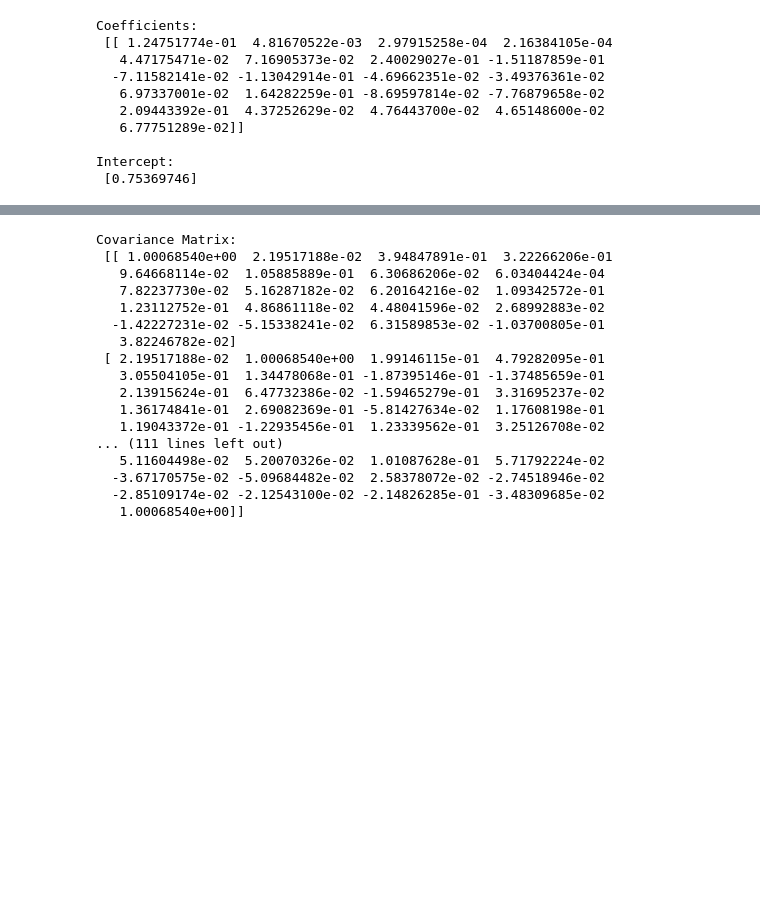
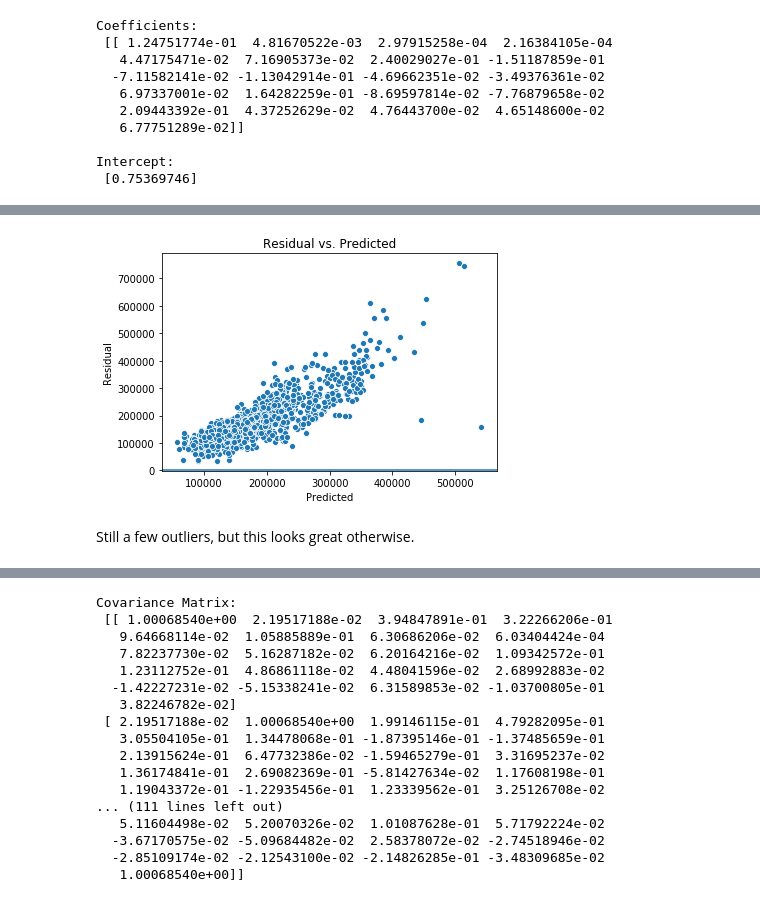
Before and after one commit to iamjeremybe/thinkful_data_science, a Jupyter notebook: Thinkful - Simple linear regression with OLS - meeting assumptions of linear regression.ipynb, the cells around one changed output, grey strips where cells are left out. Saved outputs shown, nothing was run; the diff lists cells and outputs as text; code cells hidden in the pictures; blank space fills up the shorter version.

```diff
--- a/Thinkful - Simple linear regression with OLS - meeting assumptions of linear regression.ipynb
+++ b/Thinkful - Simple linear regression with OLS - meeting assumptions of linear regression.ipynb
@@ -364,0 +504,16 @@ Incomplete thoughts below, please ignore. :)
+# %%
+errors = Y - predictions
+flat_errors = np.ndarray.flatten(errors)
+predictions = lrm.predict(X)
+flat_predictions = np.ndarray.flatten(predictions)
+
+sns.scatterplot(flat_predictions,flat_errors)
+plt.xlabel('Predicted')
+plt.ylabel('Residual')
+plt.axhline(y=0)
+plt.title('Residual vs. Predicted')
+plt.show()
+# %% [output]
+[figure, added]
+# %% [markdown]
+Still a few outliers, but this looks great otherwise.
```
Also changed, not shown: parts of 29 cells of this notebook.
